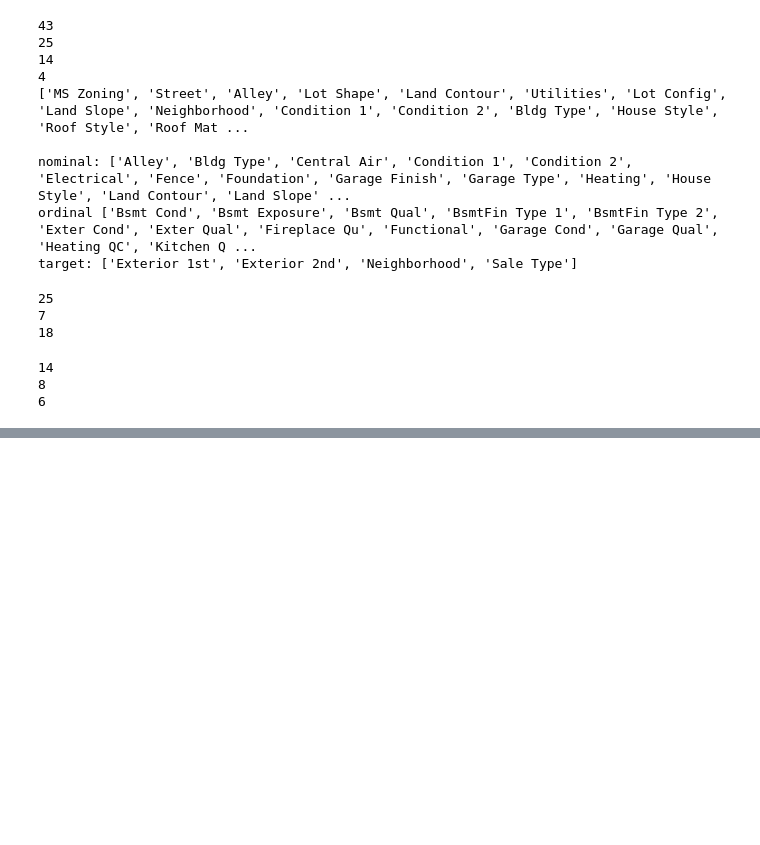
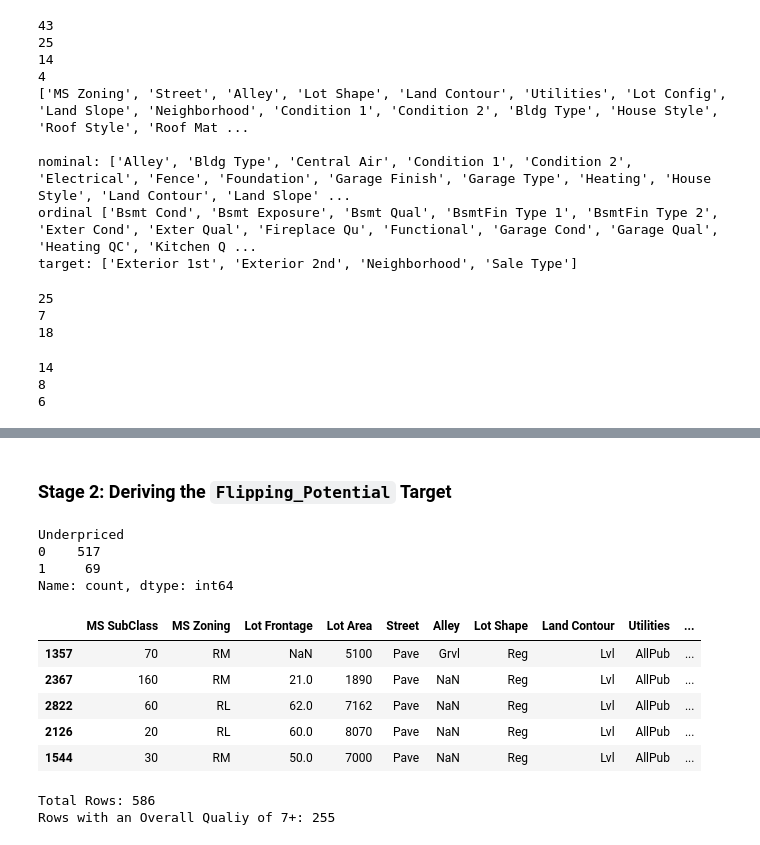
Before and after one commit to szymon-ml/Portfolio-Housing-Project, a Jupyter notebook: AmesPortfolio.ipynb, the cells around one changed output, grey strips where cells are left out. Drawn from its saved outputs; the diff is of its cells as text; code cells hidden in the pictures; blank space fills up the shorter version.

```diff
--- a/AmesPortfolio.ipynb
+++ b/AmesPortfolio.ipynb
@@ -1380,0 +1714,31 @@ Baseline model root mean squared error 90222.37239996913
+# %% [markdown]
+### Stage 2: Deriving the `Flipping_Potential` Target
+# %%
+#let's tackle the "underpriced" binary first - classifying a house as
+#underpriced if its intrinsic value is 10%+ higher than the market price
+
+df_class['Underpriced'] = (df_class['Intrinsic Value (pred)'] >= df_class['Market Price (test)'] * 1.10).astype(int)
+
+#we can see we have 69 underpriced homes in the dataset.
+print(df_class.Underpriced.value_counts())
+# %% [output]
+Underpriced
+0    517
+1     69
+Name: count, dtype: int64
+|  | MS SubClass | MS Zoning | Lot Frontage | Lot Area | Street | Alley | Lot Shape | Land Contour | Utilities | ... |
+| 1357 | 70 | RM | NaN | 5100 | Pave | Grvl | Reg | Lvl | AllPub | ... |
+| 2367 | 160 | RM | 21.0 | 1890 | Pave | NaN | Reg | Lvl | AllPub | ... |
+| 2822 | 60 | RL | 62.0 | 7162 | Pave | NaN | Reg | Lvl | AllPub | ... |
+| 2126 | 20 | RL | 60.0 | 8070 | Pave | NaN | Reg | Lvl | AllPub | ... |
+| 1544 | 30 | RM | 50.0 | 7000 | Pave | NaN | Reg | Lvl | AllPub | ... |
+# %%
+#a key condition for a house to have good flipping potential is that the overall quality
+#needs to be good - structural changes would be too expensive to the investor
+
+qual = df_class[df_class['Overall Qual'] > 6]
+print('Total Rows:',len(df_class))
+print('Rows with an Overall Qualiy of 7+:',len(qual))
+# %% [output]
+Total Rows: 586
+Rows with an Overall Qualiy of 7+: 255
```
Also changed, not shown: parts of 117 cells of this notebook, 1 other file.
